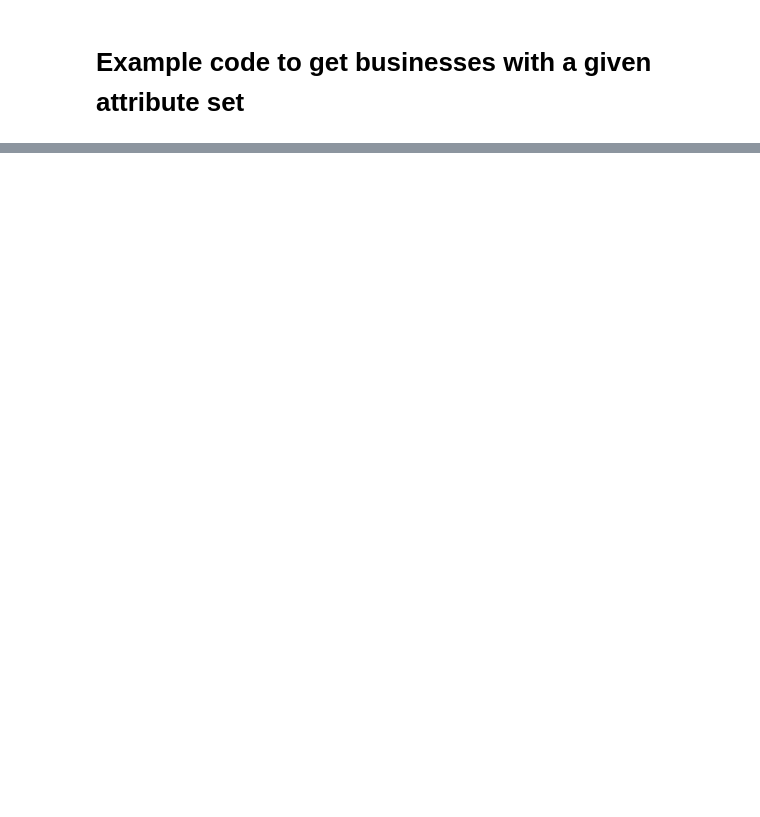
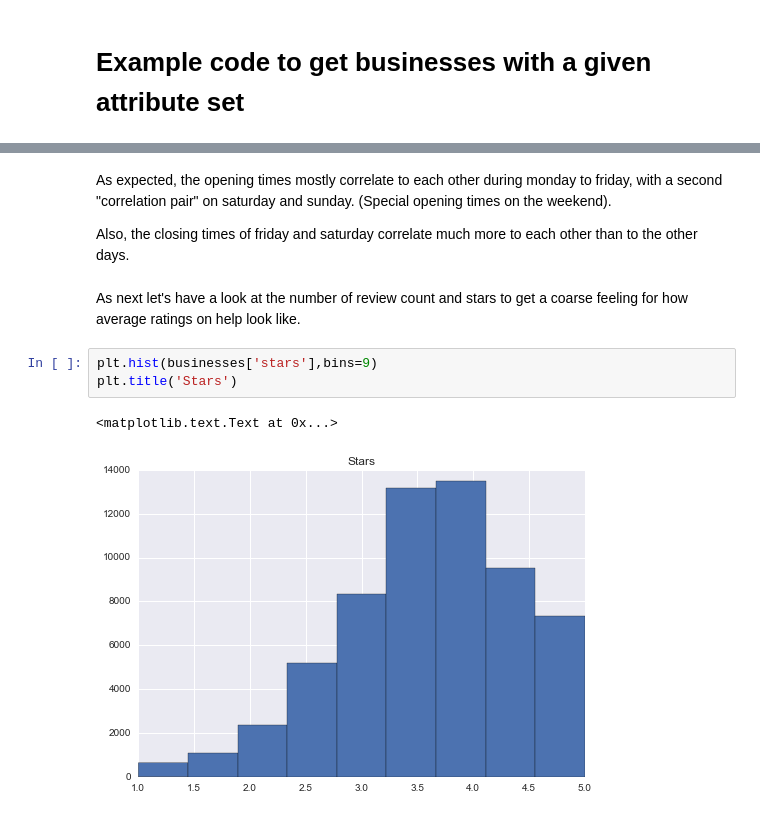
Before and after one commit to NeonMika/visualanalytics, a Jupyter notebook: index.ipynb, the cells around one changed output, grey strips where cells are left out. Saved outputs shown, nothing was run; the diff lists cells and outputs as text; blank space fills up the shorter version.

```diff
--- a/index.ipynb
+++ b/index.ipynb
@@ -228,0 +437,12 @@ businesses.dropna(axis = 0, how = 'any', thresh = None, subset = must_contain_va
+# %% [markdown]
+As expected, the opening times mostly correlate to each other during monday to friday, with a second "correlation pair" on saturday and sunday. (Special opening times on the weekend).
+
+Also, the closing times of friday and saturday correlate much more to each other than to the other days.
+# %% [markdown]
+As next let's have a look at the number of review count and stars to get a coarse feeling for how average ratings on help look like.
+# %%
+plt.hist(businesses['stars'],bins=9)
+plt.title('Stars')
+# %% [output]
+<matplotlib.text.Text at 0x...>
+[figure, added]
```
Also changed, not shown: parts of 64 cells of this notebook, 1 other file.
